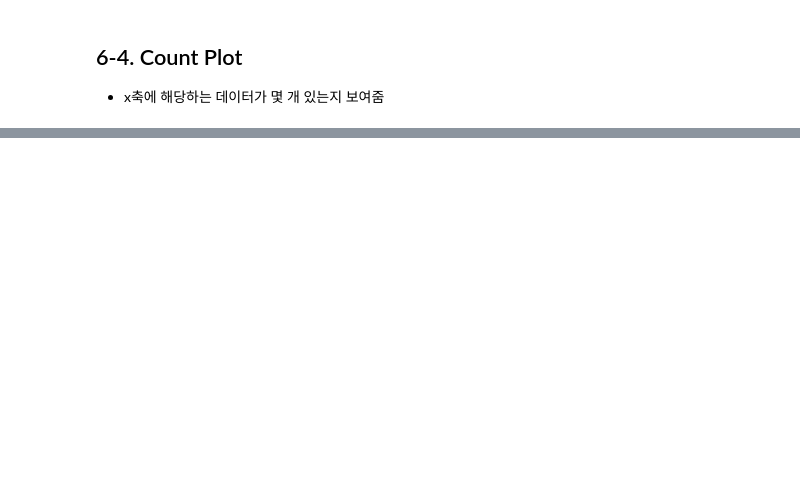
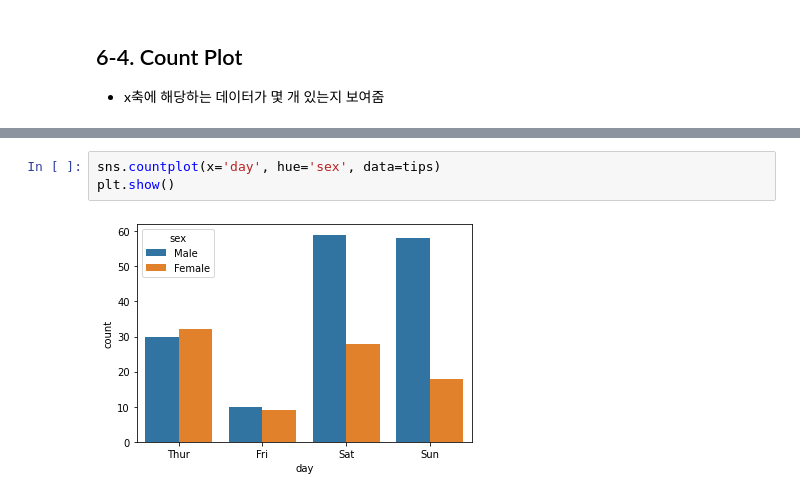
Before and after one commit to RlxDn/Bigdata, a Jupyter notebook: 30_데이터시각화/06_seaborn.ipynb, the cells around one changed output, grey strips where cells are left out. Saved outputs shown, nothing was run; the diff lists cells and outputs as text; blank space fills up the shorter version.

```diff
--- a/30_데이터시각화/06_seaborn.ipynb
+++ b/30_데이터시각화/06_seaborn.ipynb
@@ -162,0 +157,5 @@ Type:      function
+# %%
+sns.countplot(x='day', hue='sex', data=tips)
+plt.show()
+# %% [output]
+[figure, added]
```
Also changed, not shown: parts of 20 cells of this notebook.
